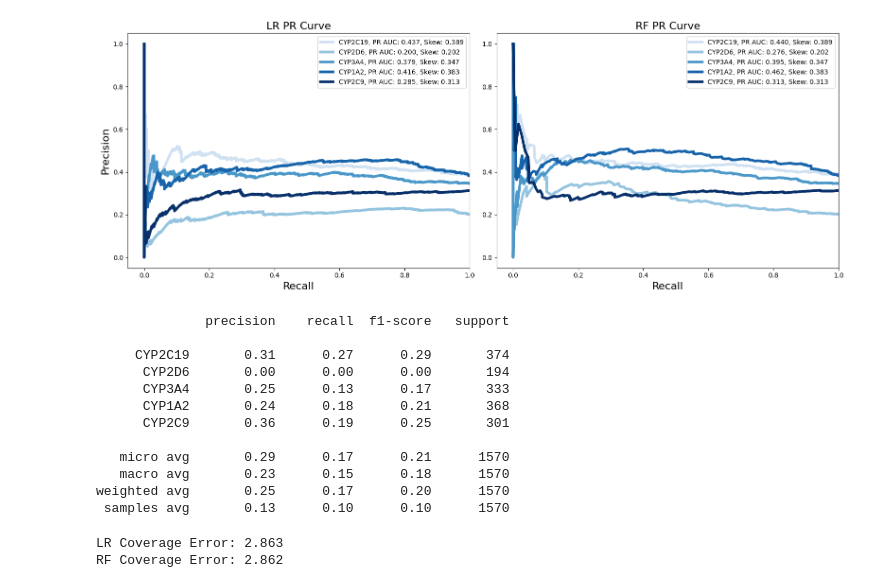
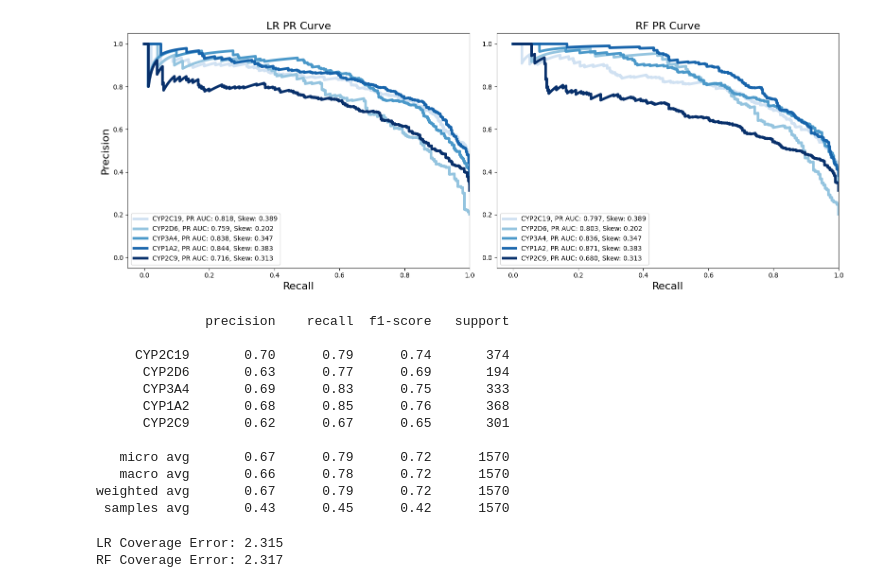
Before and after one commit to nrflynn2/ml-drug-discovery, a Jupyter notebook: CH05_FLYNN_ML4DD.ipynb, the cells around one changed output. Cells and saved outputs as stored; diff of their text form; code cells hidden in the pictures.

```diff
--- a/CH05_FLYNN_ML4DD.ipynb
+++ b/CH05_FLYNN_ML4DD.ipynb
@@ -587,2 +1173,0 @@ cyp_inhibitor_df = cyp_inhibitor_df[['Molecule', 'CYP2C19', 'CYP2D6', 'CYP3A4',
-# %%
-cyp_inhibitor_df['fingerprints'] = df['Molecule'].apply(compute_fingerprint, r=2, nBits=2048)
@@ -610,0 +1231,9 @@ rf_y_pred_proba = rf_clf.predict_proba(np.array(X_test.values.tolist()))
+# %%
+# Generate fingerprints
+cyp_inhibitor_df['fingerprints'] = cyp_inhibitor_df['Molecule'].apply(
+    lambda m: compute_fingerprint(m, 2, 2048) if m is not None else None
+)
+
+# Drop any rows with invalid fingerprints
+cyp_inhibitor_df = cyp_inhibitor_df.dropna(subset=['fingerprints'])
+print(f"After dropping invalid fingerprints: {len(cyp_inhibitor_df)} compounds")
@@ -610,0 +1242,7 @@ rf_y_pred_proba = rf_clf.predict_proba(np.array(X_test.values.tolist()))
+# %%
+# Display class distribution for each isoform
+print("\nClass distribution by isoform:")
+for cyp in cyp_isoforms:
+    inhibitors = cyp_inhibitor_df[cyp].sum()
+    total = len(cyp_inhibitor_df)
+    print(f"{cyp}: {inhibitors} inhibitors ({inhibitors/total*100:.1f}%)")
@@ -611,33 +1365,43 @@ rf_y_pred_proba = rf_clf.predict_proba(np.array(X_test.values.tolist()))
 # %%
 from matplotlib import cm
 
 fig, ax = plt.subplots(nrows=1, ncols=2, figsize=(16, 6))
 fig.subplots_adjust(left=0.0625, right=0.95, wspace=0.1)
 cmap = cm.Blues(np.linspace(0.2,1,5))
 
-for idx, cyp_label in enumerate(cyps):
-  precision, recall, _ = metrics.precision_recall_curve(y_test[cyp_label], lr_y_pred_proba[idx][:,0])
-  pr_curve_auc = metrics.auc(recall, precision)
-  ax[0].plot(recall, precision, lw=4, label=f'{cyp_label}, PR AUC: {pr_curve_auc:.3f}, Skew: {sum(y_test[cyp_label])/len(y_test[cyp_label]):.3f}', color=cmap[idx])
+for i, cyp_label in enumerate(cyp_isoforms):
+
+  # Extract true labels for this isoform
+  y_true = y_test[:, i]
+
+  # Extract predicted probabilities for LR and RF
+  lr_probs = lr_pred_proba[i][:, 1]
+  rf_probs = rf_pred_proba[i][:, 1]
+
+  # Calculate PR curve for Logistic Regression
+  lr_precision, lr_recall, _ = precision_recall_curve(y_true, lr_probs)
+  lr_pr_auc = average_precision_score(y_true, lr_probs)
+
+  # Calculate PR curve for Random Forest
+  rf_precision, rf_recall, _ = precision_recall_curve(y_true, rf_probs)
+  rf_pr_auc = average_precision_score(y_true, rf_probs)
+
+  ax[0].plot(lr_recall, lr_precision, lw=4, label=f'{cyp_label}, PR AUC: {lr_pr_auc:.3f}, Skew: {np.mean(y_true):.3f}', color=cmap[i])
+  ax[1].plot(rf_recall, rf_precision, lw=4, label=f'{cyp_label}, PR AUC: {rf_pr_auc:.3f}, Skew: {np.mean(y_true):.3f}', color=cmap[i])
 
 ax[0].axis([-0.05, 1.0, -0.05, 1.05])
 ax[0].set_ylabel('Precision', fontsize=16)
 ax[0].set_xlabel('Recall', fontsize=16)
 ax[0].set_title("LR PR Curve", size=16)
 ax[0].legend()
-
-for idx, cyp_label in enumerate(cyps):
-  precision, recall, _ = metrics.precision_recall_curve(y_test[cyp_label], rf_y_pred_proba[idx][:,0])
-  pr_curve_auc = metrics.auc(recall, precision)
-  ax[1].plot(recall, precision, lw=4, label=f'{cyp_label}, PR AUC: {pr_curve_auc:.3f}, Skew: {sum(y_test[cyp_label])/len(y_test[cyp_label]):.3f}', color=cmap[idx])
 
 ax[1].axis([-0.05, 1.0, -0.05, 1.05])
 ax[1].set_xlabel('Recall', fontsize=16)
 ax[1].set_title("RF PR Curve", size=16)
 ax[1].legend()
 
 fig.tight_layout()
 fig.savefig('figures/ch05/multilabel_pr_curves.png', bbox_inches='tight', dpi=600)
 fig.savefig('figures/ch05/multilabel_pr_curves.pdf', bbox_inches='tight', dpi=600);
 # %% [output]
-[figure, old version]
+[figure, new version]
@@ -651,24 +1408,26 @@ from sklearn.metrics import (
 # %%
-print(classification_report(y_test, rf_y_pred, target_names=cyps))
+rf_y_pred = multilabel_rf.predict(X_test)
+print(classification_report(y_test, rf_y_pred, target_names=cyp_isoforms))
 # %% [output]
               precision    recall  f1-score   support
 
-     CYP2C19       0.31      0.27      0.29       374
-      CYP2D6       0.00      0.00      0.00       194
-      CYP3A4       0.25      0.13      0.17       333
-      CYP1A2       0.24      0.18      0.21       368
-      CYP2C9       0.36      0.19      0.25       301
+     CYP2C19       0.70      0.79      0.74       374
+      CYP2D6       0.63      0.77      0.69       194
+      CYP3A4       0.69      0.83      0.75       333
+      CYP1A2       0.68      0.85      0.76       368
+      CYP2C9       0.62      0.67      0.65       301
 
-   micro avg       0.29      0.17      0.21      1570
-   macro avg       0.23      0.15      0.18      1570
-weighted avg       0.25      0.17      0.20      1570
- samples avg       0.13      0.10      0.10      1570
+   micro avg       0.67      0.79      0.72      1570
+   macro avg       0.66      0.78      0.72      1570
+weighted avg       0.67      0.79      0.72      1570
+ samples avg       0.43      0.45      0.42      1570
 # %%
+lr_y_pred = multilabel_lr.predict(X_test)
 print(f"LR Coverage Error: {coverage_error(y_test, lr_y_pred):.3f}")
 print(f"RF Coverage Error: {coverage_error(y_test, rf_y_pred):.3f}")
 # %% [output]
-LR Coverage Error: 2.863
-RF Coverage Error: 2.862
+LR Coverage Error: 2.315
+RF Coverage Error: 2.317
 # %%
 print(f"LR Ranking Loss: {label_ranking_loss(y_test, lr_y_pred):.3f}")
 print(f"RF Ranking Loss: {label_ranking_loss(y_test, rf_y_pred):.3f}")
```
Also changed, not shown: parts of 160 cells of this notebook, 26 other files.
